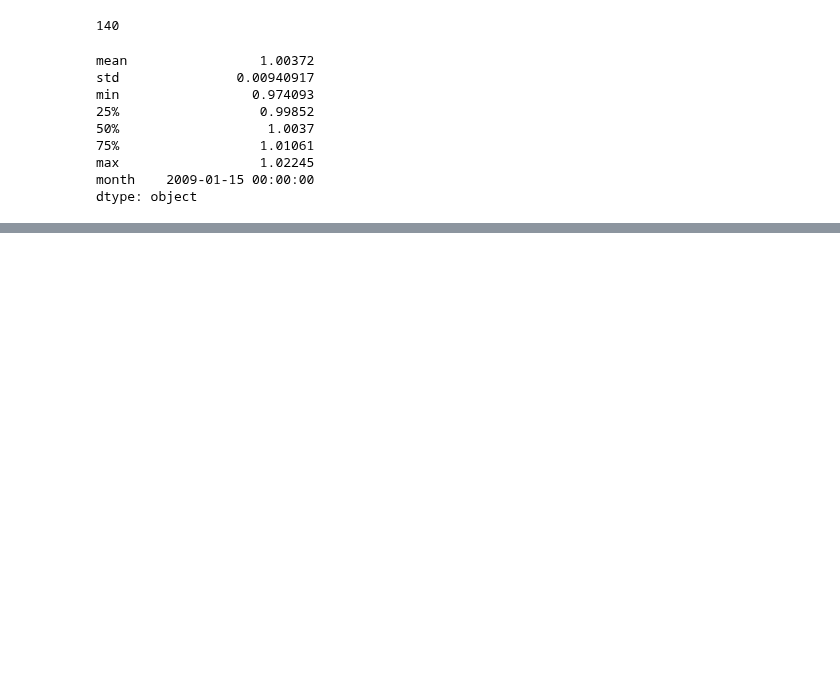
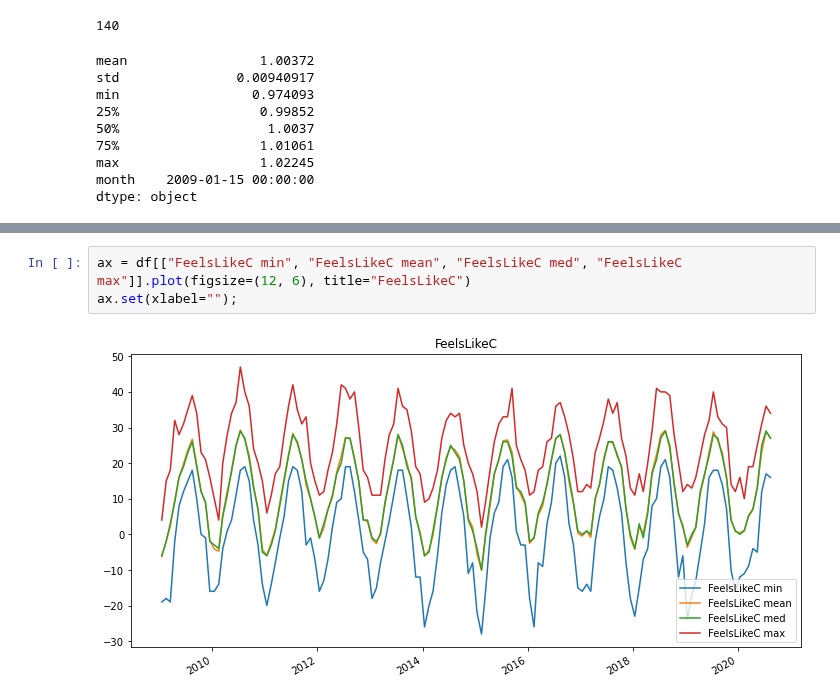
Before and after one commit to BloomTech-Labs/Labs26-Citrics-DS-TeamA, a Jupyter notebook: notebooks/Historic_Weather.ipynb, the cells around one changed output, grey strips where cells are left out. Drawn from its saved outputs; the diff is of its cells as text; blank space fills up the shorter version.

```diff
--- a/notebooks/Historic_Weather.ipynb
+++ b/notebooks/Historic_Weather.ipynb
@@ -799,0 +885,5 @@ pressure_df.head()
+# %%
+ax = df[["FeelsLikeC min", "FeelsLikeC mean", "FeelsLikeC med", "FeelsLikeC max"]].plot(figsize=(12, 6), title="FeelsLikeC")
+ax.set(xlabel="");
+# %% [output]
+[figure, added]
```
Also changed, not shown: parts of 14 cells of this notebook, 1 other file.
